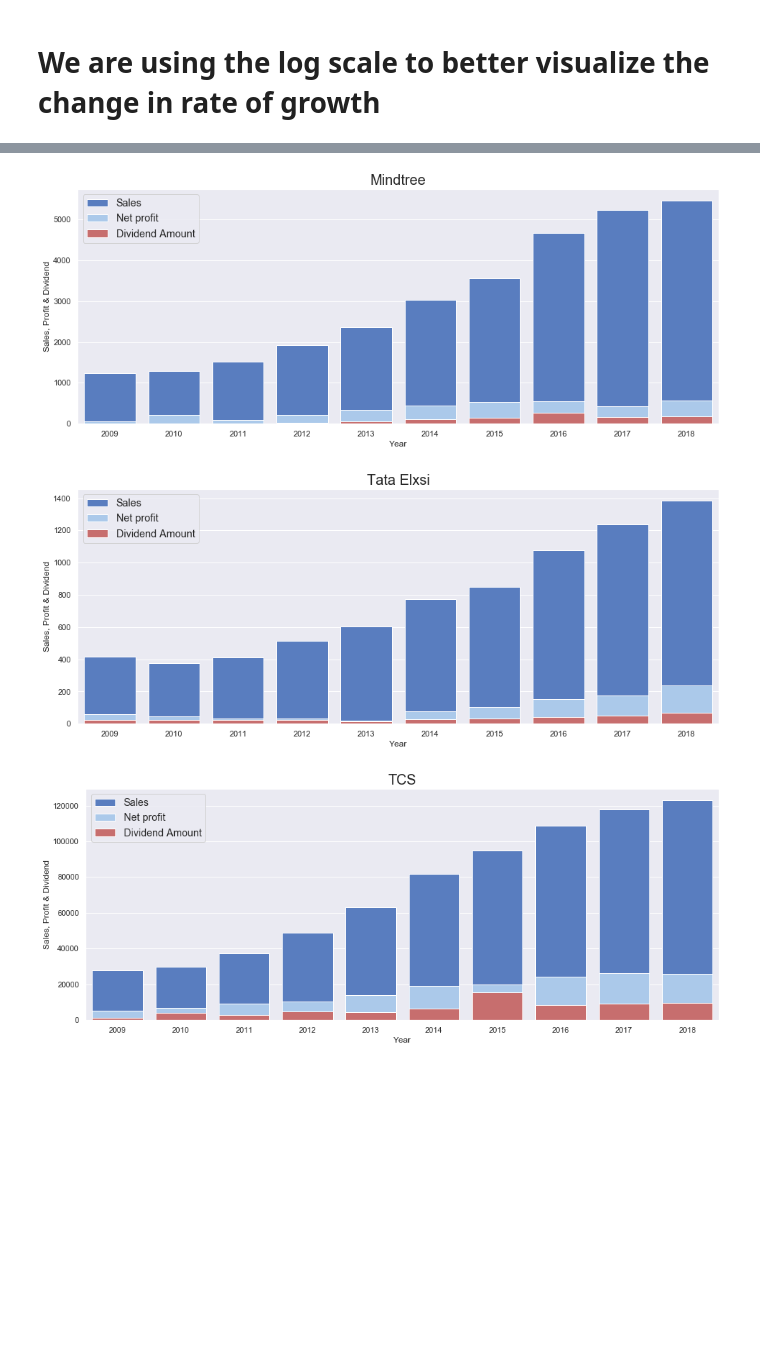
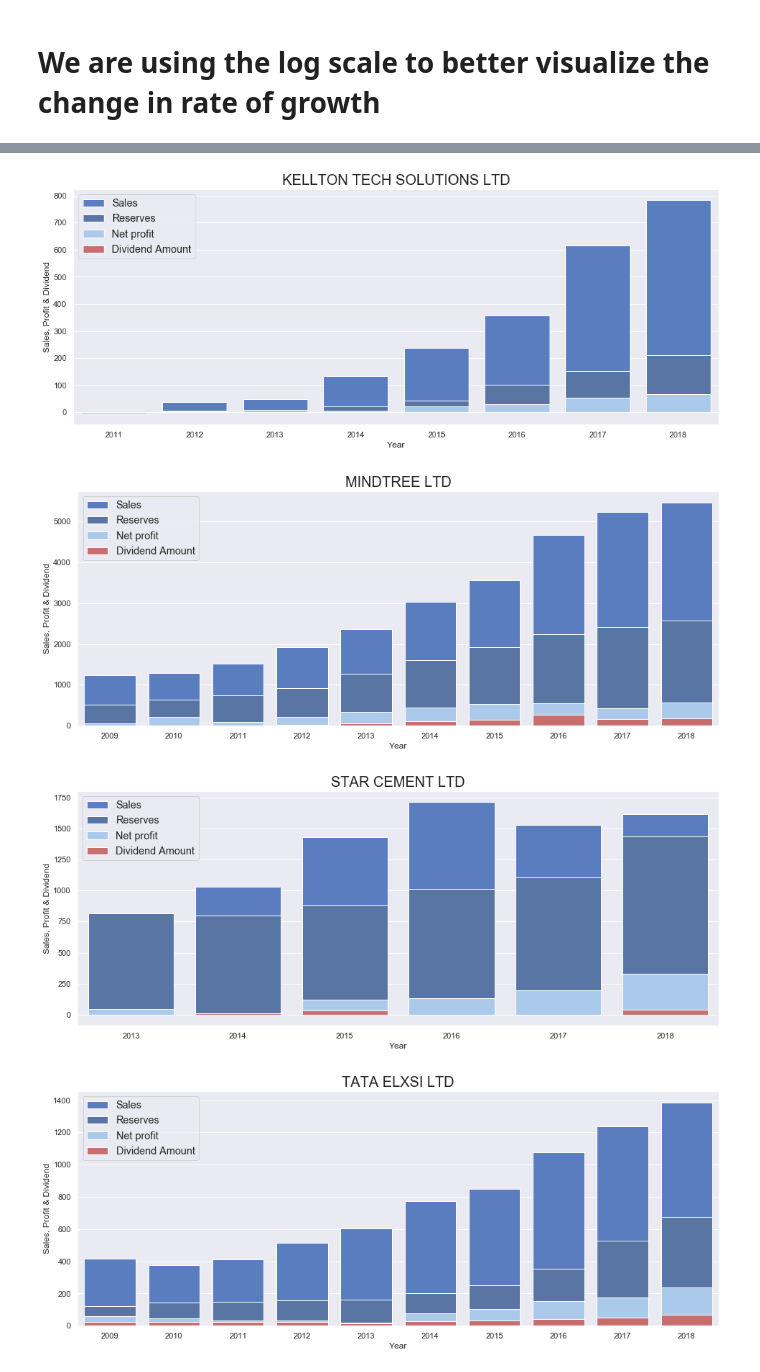
Before and after one commit to M-e-r-c-u-r-y/Machine-Learning, a Jupyter notebook: BFSI/IT Company Analysis/IT Company Analysis.ipynb, the cells around one changed output, grey strips where cells are left out. Drawn from its saved outputs; the diff is of its cells as text; code cells hidden in the pictures; blank space fills up the shorter version.

```diff
--- a/BFSI/IT Company Analysis/IT Company Analysis.ipynb
+++ b/BFSI/IT Company Analysis/IT Company Analysis.ipynb
@@ -138,0 +102,15 @@ merged_df.head(20)
+# %%
+import os
+import glob
+extension = 'xlsx'
+companies = [i for i in glob.glob(f'*.{extension}')]
+masterdfarray = []
+
+for company in companies:
+    df = pd.read_excel(company, sheet_name=5)
+    columns = list(df.columns)
+    [pivotcol, dfname], indexcol, dfcolname  = columns[0:2], 'Report Date', 'Company'
+    mydf = DFCleanser(df, pivotcol, dfname, indexcol, dfcolname)
+    print(company.split('.')[0])
+    masterdfarray.append(mydf.Cleanse())
+print('Done')
@@ -138,0 +168,3 @@ merged_df.head(20)
+# %%
+df = pd.merge(PLdf, BSdf,  how='left', left_on=['Year','Company'], right_on = ['Year','Company'])
+df = pd.merge(df, CFdf,  how='left', left_on=['Year','Company'], right_on = ['Year','Company'])
@@ -138,0 +187,9 @@ merged_df.head(20)
+# %%
+# Dropping duplicate columns
+columns_to_drop = list(columns)
+to_drop = ["_x", "_y"]
+columns_to_drop = [col for col in columns_to_drop for el in to_drop if el in col]
+print(columns_to_drop)
+df.drop(columns_to_drop, axis=1, inplace=True)
+columns = df.columns
+print(columns)
@@ -201,7 +295,7 @@ class Finance:
 # %%
-properties = ["Sales", "Net profit", "Dividend Amount"]
-bin_years = 5
-FinData = Finance(merged_df,properties,"Report Date",bin_years,hue="Company")
+properties = ["Sales", "Net profit", "Dividend Amount", "Reserves"]
+bin_years = 4
+FinData = Finance(df,properties,"Report Date",bin_years,hue="Company")
 FinData_df = FinData.CAGR()
 for prop in properties:
     FinData_df[prop] = FinData_df[prop] * 100
@@ -241,12 +337,16 @@ for company in FinData_df["Company"].unique():
 # %%
-for company in merged_df["Company"].unique():
-    tempdf = merged_df[merged_df["Company"] == company]
+for company in df["Company"].unique():
+    tempdf = df[df["Company"] == company]
     tempdf = tempdf.drop(columns=["Company"])
     sns.set_color_codes("muted")
     ax = sns.barplot(y="Sales", data=tempdf, x ='Report Date', color="b", label="Sales")
 
+    sns.set_color_codes("deep")
+    ax = sns.barplot(y="Reserves", data=tempdf, x ='Report Date', color="b", label="Reserves")
+
     sns.set_color_codes("pastel")
     ax = sns.barplot(y="Net profit", data=tempdf, x ='Report Date', color="b", label="Net profit")
+
 
     sns.set_color_codes("muted")
     ax = sns.barplot(y="Dividend Amount", data=tempdf, x ='Report Date', color="r", label="Dividend Amount")
@@ -265,3 +365,4 @@ for company in merged_df["Company"].unique():
-[figure, old version]
+[figure, new version]
-[figure, old version]
+[figure, new version]
-[figure, old version]
+[figure, new version]
+[figure, added]
```
Also changed, not shown: parts of 26 cells of this notebook.
